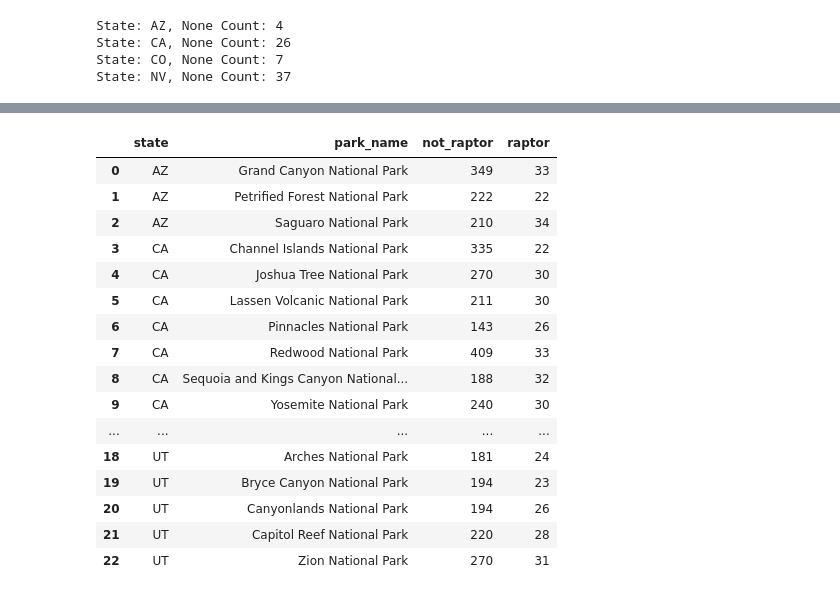
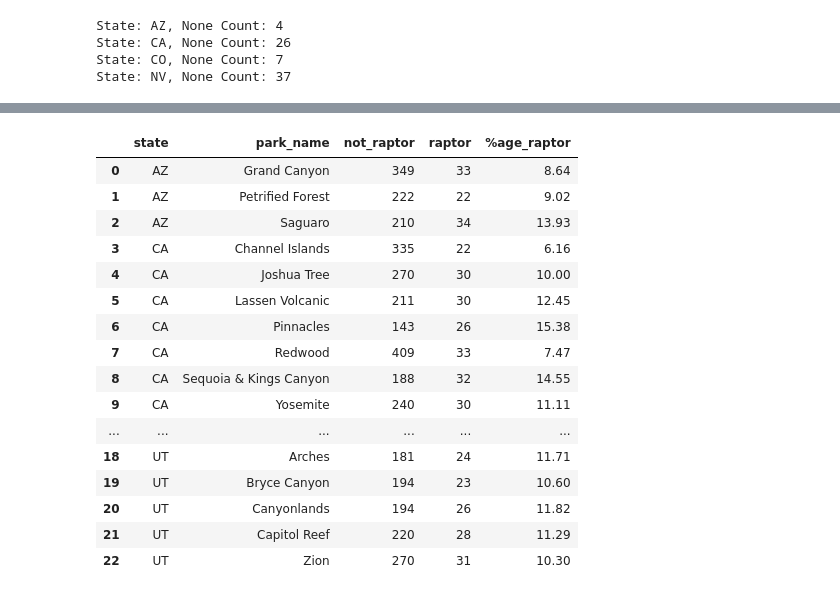
Before and after one commit to pineapple-bois/Biodiversity-In-National-Parks-Real-World, a Jupyter notebook: analysis.ipynb, the cells around one changed output, grey strips where cells are left out. Saved outputs shown, nothing was run; the diff lists cells and outputs as text; code cells hidden in the pictures.

```diff
--- a/analysis.ipynb
+++ b/analysis.ipynb
@@ -268,32 +312,41 @@ parks_pro_counts
 sw_birds_df['raptor'].fillna('Not Raptor', inplace=True)
 # %%
 sw_birds_df['is_raptor'] = sw_birds_df.raptor != 'Not Raptor'
-# %%
-parks_prey_counts = sw_birds_df.groupby(['state', 'park_name', 'is_raptor'])\
-                    .common_names.nunique()\
-                    .reset_index()\
-                    .pivot(columns='is_raptor',
-                            index=['state', 'park_name'],
-                            values='common_names')\
-                            .reset_index()
-parks_prey_counts.columns = ['state', 'park_name', 'not_raptor', 'raptor']
-
-parks_prey_counts
-# %% [output]
-|  | state | park_name | not_raptor | raptor |
-| 0 | AZ | Grand Canyon National Park | 349 | 33 |
-| 1 | AZ | Petrified Forest National Park | 222 | 22 |
-| 2 | AZ | Saguaro National Park | 210 | 34 |
-| 3 | CA | Channel Islands National Park | 335 | 22 |
-| 4 | CA | Joshua Tree National Park | 270 | 30 |
-| 5 | CA | Lassen Volcanic National Park | 211 | 30 |
-| 6 | CA | Pinnacles National Park | 143 | 26 |
-| 7 | CA | Redwood National Park | 409 | 33 |
-| 8 | CA | Sequoia and Kings Canyon National... | 188 | 32 |
-| 9 | CA | Yosemite National Park | 240 | 30 |
-| ... | ... | ... | ... | ... |
-| 18 | UT | Arches National Park | 181 | 24 |
-| 19 | UT | Bryce Canyon National Park | 194 | 23 |
-| 20 | UT | Canyonlands National Park | 194 | 26 |
-| 21 | UT | Capitol Reef National Park | 220 | 28 |
-| 22 | UT | Zion National Park | 270 | 31 |
+# %%
+parks_prey_counts = sw_birds_df.groupby(['state', 'park_name', 'is_raptor'])\
+                    .common_names.nunique()\
+                    .reset_index()\
+                    .pivot(columns='is_raptor',
+                            index=['state', 'park_name'],
+                            values='common_names')\
+                            .reset_index()
+parks_prey_counts.columns = ['state', 'park_name', 'not_raptor', 'raptor']
+
+percentage2 = round(parks_prey_counts.raptor / (parks_prey_counts.raptor + parks_prey_counts.not_raptor) * 100, 2)
+parks_prey_counts['%age_raptor'] = percentage2
+
+# Split 'park_name' in this dataframe to remove 'National Park'
+parks_prey_counts['park_name'] = parks_prey_counts['park_name'].apply(lambda x: x[:-13] if x.endswith(" National Park") else x)
+# lambda function doesn't apply to indices [8] or [11] so,
+parks_prey_counts.at[8, 'park_name'] = 'Sequoia & Kings Canyon'
+parks_prey_counts.at[11, 'park_name'] = 'Great Sand Dunes'
+
+parks_prey_counts
+# %% [output]
+|  | state | park_name | not_raptor | raptor | %age_raptor |
+| 0 | AZ | Grand Canyon | 349 | 33 | 8.64 |
+| 1 | AZ | Petrified Forest | 222 | 22 | 9.02 |
+| 2 | AZ | Saguaro | 210 | 34 | 13.93 |
+| 3 | CA | Channel Islands | 335 | 22 | 6.16 |
+| 4 | CA | Joshua Tree | 270 | 30 | 10.00 |
+| 5 | CA | Lassen Volcanic | 211 | 30 | 12.45 |
+| 6 | CA | Pinnacles | 143 | 26 | 15.38 |
+| 7 | CA | Redwood | 409 | 33 | 7.47 |
+| 8 | CA | Sequoia & Kings Canyon | 188 | 32 | 14.55 |
+| 9 | CA | Yosemite | 240 | 30 | 11.11 |
+| ... | ... | ... | ... | ... | ... |
+| 18 | UT | Arches | 181 | 24 | 11.71 |
+| 19 | UT | Bryce Canyon | 194 | 23 | 10.60 |
+| 20 | UT | Canyonlands | 194 | 26 | 11.82 |
+| 21 | UT | Capitol Reef | 220 | 28 | 11.29 |
+| 22 | UT | Zion | 270 | 31 | 10.30 |
```
Also changed, not shown: parts of 7 cells of this notebook.
